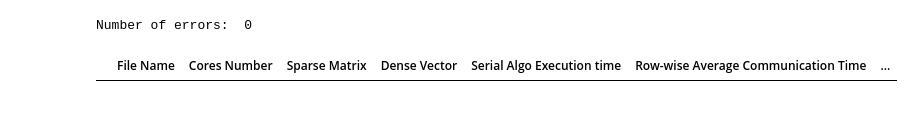
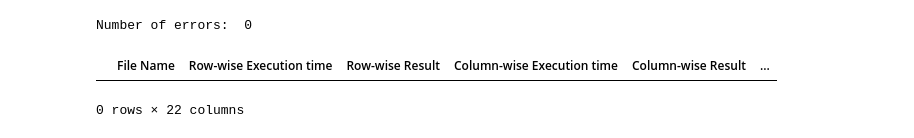
Before and after one commit to AlexisBalayre/SparseMatrixMultiplicationMPI, a Jupyter notebook: visualisation_debug.ipynb, the cells around one changed output. Saved outputs shown, nothing was run; the diff lists cells and outputs as text; code cells hidden in the pictures.

```diff
--- a/visualisation_debug.ipynb
+++ b/visualisation_debug.ipynb
@@ -24,0 +20,4 @@ df_filtered.head()
+# %%
+# Sort data by file name
+df = df.sort_values(by=['File Name']).reset_index(drop=True)
+df.head()
@@ -24,0 +31,3 @@ df_filtered.head()
+# %%
+df_debug = df_debug.sort_values(by=['File Name']).reset_index(drop=True)
+df_debug.head()
@@ -24,0 +68,24 @@ df_filtered.head()
+# %%
+# Rename columns to be more readable
+df_join = df_join.rename(columns=
+    {
+        "Row-wise Execution time_x": "Row-wise Execution time",
+        "Row-wise Result_x": "Row-wise Result",
+        "Column-wise Execution time_x": "Column-wise Execution time",
+        "Column-wise Result_x": "Column-wise Result",
+        "Non-zero Elements Execution time_x": "Non-zero Elements Execution time",
+        "Non-zero Elements Result_x": "Non-zero Elements Result",
+        "Cores Number_y": "Cores Number",
+        "Sparse Matrix_y": "Sparse Matrix",
+        "Dense Vector_y": "Dense Vector",
+        "Serial Algo Execution time_y": "Serial Algo Execution time",
+        "Row-wise Average Communication Time_y": "Row-wise Average Communication Time",
+        "Row-wise Average Computation Time_y": "Row-wise Average Computation Time",
+        "Column-wise Average Communication Time_y": "Column-wise Average Communication Time",
+        "Column-wise Average Computation Time_y": "Column-wise Average Computation Time",
+        "Non-zero elements Average Communication Time_y": "Non-zero elements Average Communication Time",
+        "Non-zero elements Average Computation Time_y": "Non-zero elements Average Computation Time",
+        "PETSc Execution time_y": "PETSc Execution time",
+        "PETSc Result_y": "PETSc Result",
+    }
+)
@@ -25,15 +102,16 @@ df_filtered.head()
 # %%
-df_error = df_filtered[
-    (df_filtered['Column-wise Result'] == "different") |
-    (df_filtered['Row-wise Result'] == "different") |
-    (df_filtered['Non-zero Elements Result'] == "different") |
-    (df_filtered["PETSc Result"] == "different")
+df_error = df_join[
+    (df['Column-wise Result'] == "different") |
+    (df['Row-wise Result'] == "different") |
+    (df['Non-zero Elements Result'] == "different") |
+    (df["PETSc Result"] == "different")
 ]
 print("Number of errors: ", len(df_error))
 df_error.head()
 # %% [output]
 Number of errors:  0
-|  | File Name | Cores Number | Sparse Matrix | Dense Vector | Serial Algo Execution time | Row-wise Average Communication Time | ... |
+|  | File Name | Row-wise Execution time | Row-wise Result | Column-wise Execution time | Column-wise Result | ... |
+0 rows × 22 columns
 # %%
 import re
 
```
Also changed, not shown: parts of 15 cells of this notebook, 13 other files.
